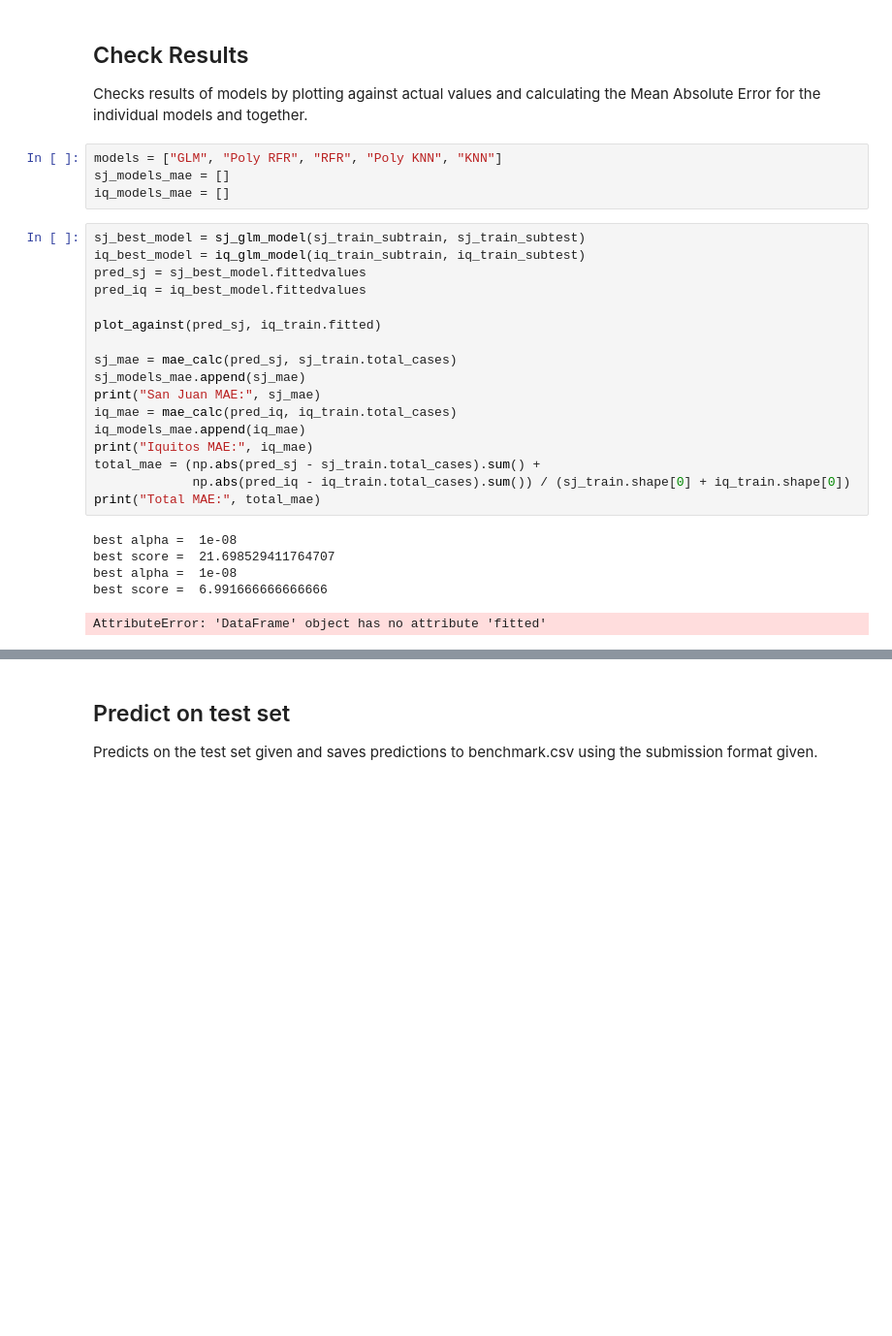
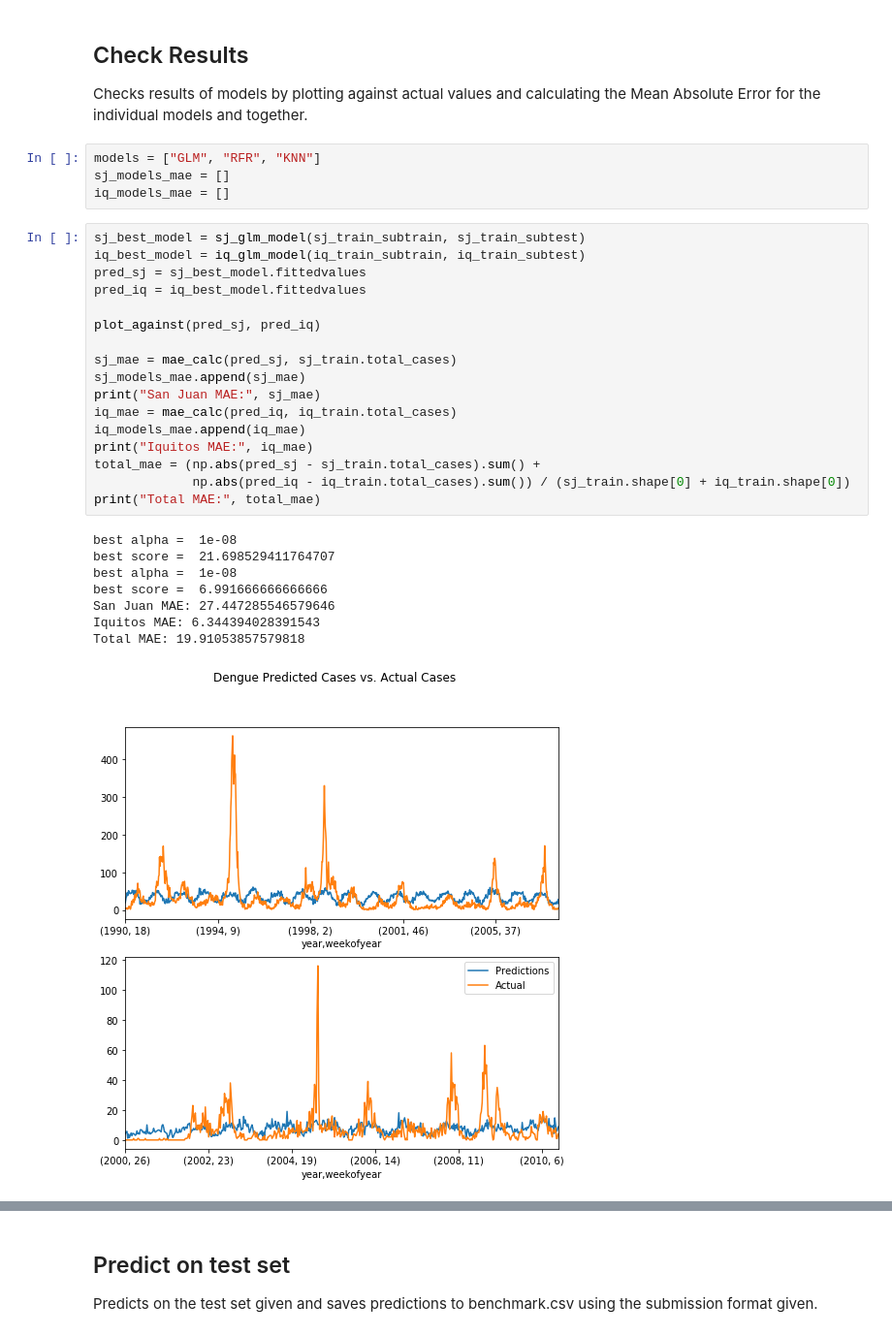
Before and after one commit to GaeaStorm/DengAI-Challenge, a Jupyter notebook: train.py.ipynb, the cells around one changed output, grey strips where cells are left out. Shown at 97% size. Saved outputs shown, nothing was run; the diff lists cells and outputs as text; blank space fills up the shorter version.

```diff
--- a/train.py.ipynb
+++ b/train.py.ipynb
@@ -263,30 +263,33 @@ def kneighbours_model(train, test):
 ## Check Results
 Checks results of models by plotting against actual values and calculating the Mean Absolute Error for the individual models and together.
 # %%
-models = ["GLM", "Poly RFR", "RFR", "Poly KNN", "KNN"]
+models = ["GLM", "RFR", "KNN"]
 sj_models_mae = []
 iq_models_mae = []
 # %%
 sj_best_model = sj_glm_model(sj_train_subtrain, sj_train_subtest)
 iq_best_model = iq_glm_model(iq_train_subtrain, iq_train_subtest)
 pred_sj = sj_best_model.fittedvalues
 pred_iq = iq_best_model.fittedvalues
 
-plot_against(pred_sj, iq_train.fitted)
+plot_against(pred_sj, pred_iq)
 
 sj_mae = mae_calc(pred_sj, sj_train.total_cases)
 sj_models_mae.append(sj_mae)
 print("San Juan MAE:", sj_mae)
 iq_mae = mae_calc(pred_iq, iq_train.total_cases)
 iq_models_mae.append(iq_mae)
 print("Iquitos MAE:", iq_mae)
 total_mae = (np.abs(pred_sj - sj_train.total_cases).sum() +
              np.abs(pred_iq - iq_train.total_cases).sum()) / (sj_train.shape[0] + iq_train.shape[0])
 print("Total MAE:", total_mae)
 # %% [output]
 best alpha =  1e-08
 best score =  21.698529411764707
 best alpha =  1e-08
 best score =  6.991666666666666
+San Juan MAE: 27.447285546579646
+Iquitos MAE: 6.344394028391543
+Total MAE: 19.91053857579818
-AttributeError: 'DataFrame' object has no attribute 'fitted'
+[figure, added]
 # %%
```
Also changed, not shown: parts of 7 cells of this notebook.
